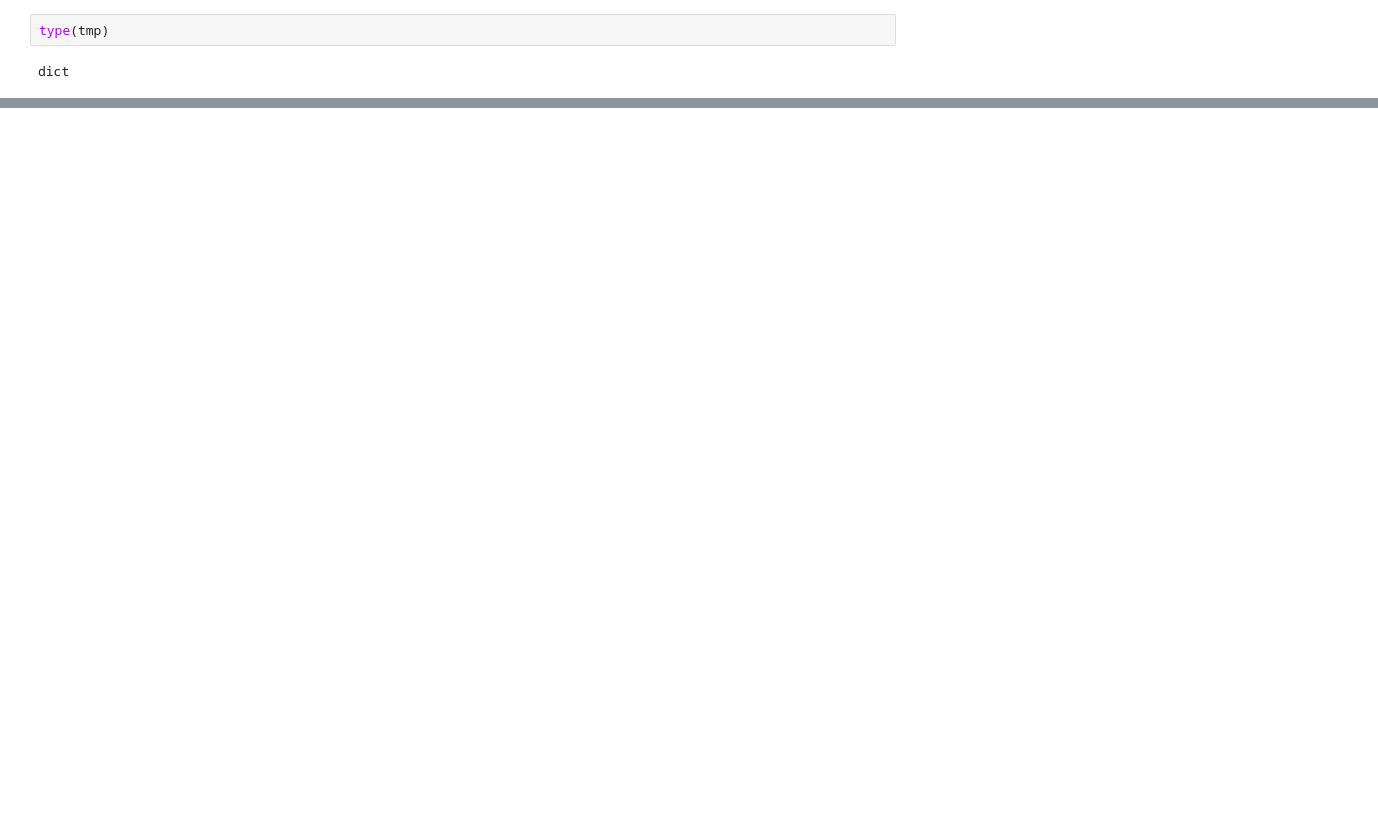
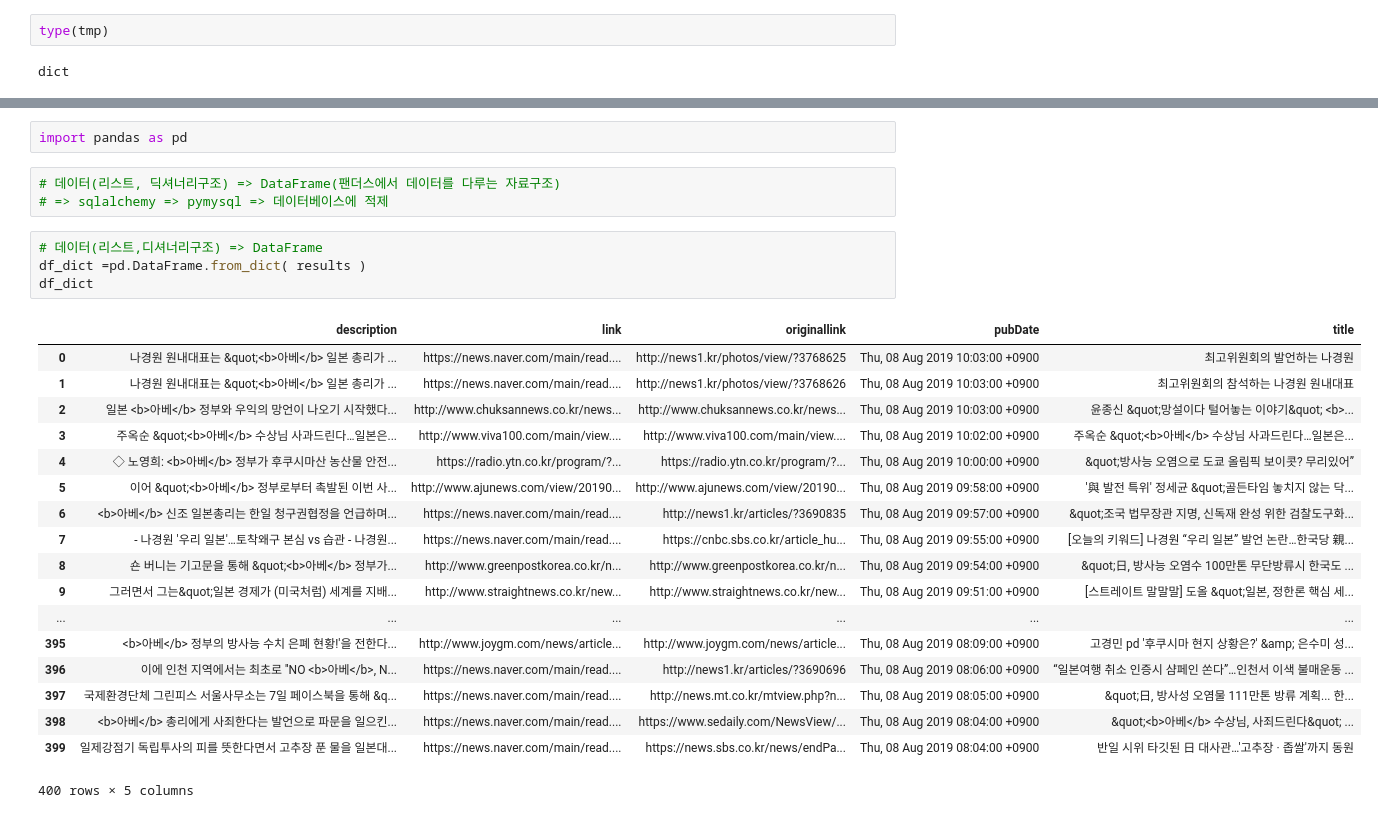
Before and after one commit to ParkKeunYoung/py_projects, a Jupyter notebook: analysis/crawling/데이터획득_level2_api를이용한수집.ipynb, the cells around one changed output, grey strips where cells are left out. Saved outputs shown, nothing was run; the diff lists cells and outputs as text; blank space fills up the shorter version.

```diff
--- a/analysis/crawling/데이터획득_level2_api를이용한수집.ipynb
+++ b/analysis/crawling/데이터획득_level2_api를이용한수집.ipynb
@@ -218,0 +305,28 @@ for item in tmp['items']:
+# %%
+import pandas as pd
+# %%
+# 데이터(리스트, 딕셔너리구조) => DataFrame(팬더스에서 데이터를 다루는 자료구조)
+# => sqlalchemy => pymysql => 데이터베이스에 적제
+# %%
+# 데이터(리스트,디셔너리구조) => DataFrame
+df_dict =pd.DataFrame.from_dict( results )
+df_dict
+# %% [output]
+|  | description | link | originallink | pubDate | title |
+| 0 | 나경원 원내대표는 &quot;<b>아베</b> 일본 총리가 ... | https://news.naver.com/main/read.... | http://news1.kr/photos/view/?3768625 | Thu, 08 Aug 2019 10:03:00 +0900 | 최고위원회의 발언하는 나경원 |
+| 1 | 나경원 원내대표는 &quot;<b>아베</b> 일본 총리가 ... | https://news.naver.com/main/read.... | http://news1.kr/photos/view/?3768626 | Thu, 08 Aug 2019 10:03:00 +0900 | 최고위원회의 참석하는 나경원 원내대표 |
+| 2 | 일본 <b>아베</b> 정부와 우익의 망언이 나오기 시작했다... | http://www.chuksannews.co.kr/news... | http://www.chuksannews.co.kr/news... | Thu, 08 Aug 2019 10:03:00 +0900 | 윤종신 &quot;망설이다 털어놓는 이야기&quot; <b>... |
+| 3 | 주옥순 &quot;<b>아베</b> 수상님 사과드린다…일본은... | http://www.viva100.com/main/view.... | http://www.viva100.com/main/view.... | Thu, 08 Aug 2019 10:02:00 +0900 | 주옥순 &quot;<b>아베</b> 수상님 사과드린다…일본은... |
+| 4 | ◇ 노영희: <b>아베</b> 정부가 후쿠시마산 농산물 안전... | https://radio.ytn.co.kr/program/?... | https://radio.ytn.co.kr/program/?... | Thu, 08 Aug 2019 10:00:00 +0900 | &quot;방사능 오염으로 도쿄 올림픽 보이콧? 무리있어” |
+| 5 | 이어 &quot;<b>아베</b> 정부로부터 촉발된 이번 사... | http://www.ajunews.com/view/20190... | http://www.ajunews.com/view/20190... | Thu, 08 Aug 2019 09:58:00 +0900 | '與 발전 특위' 정세균 &quot;골든타임 놓치지 않는 닥... |
+| 6 | <b>아베</b> 신조 일본총리는 한일 청구권협정을 언급하며... | https://news.naver.com/main/read.... | http://news1.kr/articles/?3690835 | Thu, 08 Aug 2019 09:57:00 +0900 | &quot;조국 법무장관 지명, 신독재 완성 위한 검찰도구화... |
+| 7 | - 나경원 '우리 일본'…토착왜구 본심 vs 습관 - 나경원... | https://news.naver.com/main/read.... | https://cnbc.sbs.co.kr/article_hu... | Thu, 08 Aug 2019 09:55:00 +0900 | [오늘의 키워드] 나경원 “우리 일본” 발언 논란…한국당 親... |
+| 8 | 숀 버니는 기고문을 통해 &quot;<b>아베</b> 정부가... | http://www.greenpostkorea.co.kr/n... | http://www.greenpostkorea.co.kr/n... | Thu, 08 Aug 2019 09:54:00 +0900 | &quot;日, 방사능 오염수 100만톤 무단방류시 한국도 ... |
+| 9 | 그러면서 그는&quot;일본 경제가 (미국처럼) 세계를 지배... | http://www.straightnews.co.kr/new... | http://www.straightnews.co.kr/new... | Thu, 08 Aug 2019 09:51:00 +0900 | [스트레이트 말말말] 도올 &quot;일본, 정한론 핵심 세... |
+| ... | ... | ... | ... | ... | ... |
+| 395 | <b>아베</b> 정부의 방사능 수치 은폐 현황!'을 전한다... | http://www.joygm.com/news/article... | http://www.joygm.com/news/article... | Thu, 08 Aug 2019 08:09:00 +0900 | 고경민 pd '후쿠시마 현지 상황은?' &amp; 은수미 성... |
+| 396 | 이에 인천 지역에서는 최초로 ''NO <b>아베</b>, N... | https://news.naver.com/main/read.... | http://news1.kr/articles/?3690696 | Thu, 08 Aug 2019 08:06:00 +0900 | “일본여행 취소 인증시 샴페인 쏜다”…인천서 이색 불매운동 ... |
+| 397 | 국제환경단체 그린피스 서울사무소는 7일 페이스북을 통해 &q... | https://news.naver.com/main/read.... | http://news.mt.co.kr/mtview.php?n... | Thu, 08 Aug 2019 08:05:00 +0900 | &quot;日, 방사성 오염물 111만톤 방류 계획... 한... |
+| 398 | <b>아베</b> 총리에게 사죄한다는 발언으로 파문을 일으킨... | https://news.naver.com/main/read.... | https://www.sedaily.com/NewsView/... | Thu, 08 Aug 2019 08:04:00 +0900 | &quot;<b>아베</b> 수상님, 사죄드린다&quot; ... |
+| 399 | 일제강점기 독립투사의 피를 뜻한다면서 고추장 푼 물을 일본대... | https://news.naver.com/main/read.... | https://news.sbs.co.kr/news/endPa... | Thu, 08 Aug 2019 08:04:00 +0900 | 반일 시위 타깃된 日 대사관…'고추장 · 좁쌀'까지 동원 |
+400 rows × 5 columns
```
Also changed, not shown: parts of 25 cells of this notebook, 6 other files.
